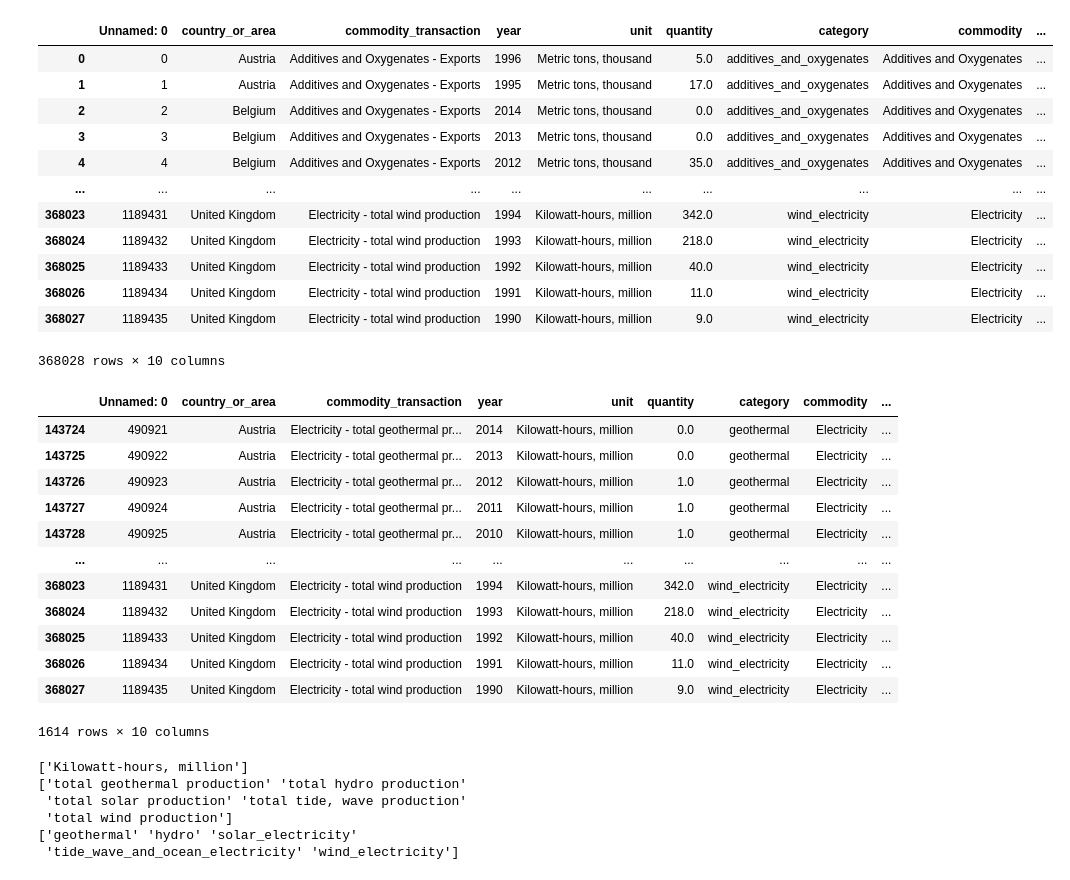
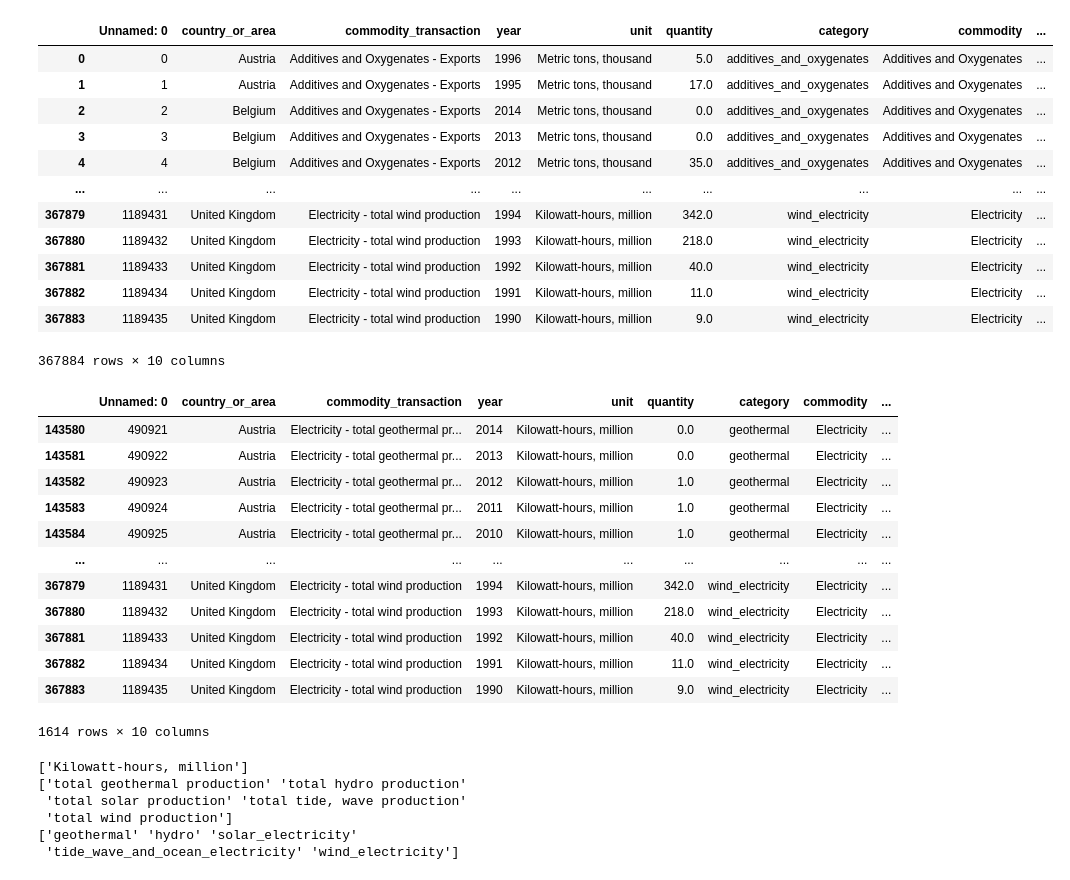
Before and after one commit to infoshareacademy/jdszr2-FrankensteinStranger, a Jupyter notebook: Projekt 2 - Python/Green_energy_analysis.ipynb, the cells around one changed output. Cells and saved outputs as stored; diff of their text form; code cells hidden in the pictures.

```diff
--- a/Projekt 2 - Python/Green_energy_analysis.ipynb
+++ b/Projekt 2 - Python/Green_energy_analysis.ipynb
@@ -6,38 +6,38 @@ import seaborn as sns
 import ipywidgets as widgets
 %matplotlib inline
 # %%
-df = pd.read_csv("energy_statistics_UE_v2.csv")
+df = pd.read_csv("energy_statistics_UE_v3.csv")
 df
 # %% [output]
 |  | Unnamed: 0 | country_or_area | commodity_transaction | year | unit | quantity | category | commodity | ... |
 | 0 | 0 | Austria | Additives and Oxygenates - Exports | 1996 | Metric tons, thousand | 5.0 | additives_and_oxygenates | Additives and Oxygenates | ... |
 | 1 | 1 | Austria | Additives and Oxygenates - Exports | 1995 | Metric tons, thousand | 17.0 | additives_and_oxygenates | Additives and Oxygenates | ... |
 | 2 | 2 | Belgium | Additives and Oxygenates - Exports | 2014 | Metric tons, thousand | 0.0 | additives_and_oxygenates | Additives and Oxygenates | ... |
 | 3 | 3 | Belgium | Additives and Oxygenates - Exports | 2013 | Metric tons, thousand | 0.0 | additives_and_oxygenates | Additives and Oxygenates | ... |
 | 4 | 4 | Belgium | Additives and Oxygenates - Exports | 2012 | Metric tons, thousand | 35.0 | additives_and_oxygenates | Additives and Oxygenates | ... |
 | ... | ... | ... | ... | ... | ... | ... | ... | ... | ... |
-| 368023 | 1189431 | United Kingdom | Electricity - total wind production | 1994 | Kilowatt-hours, million | 342.0 | wind_electricity | Electricity | ... |
-| 368024 | 1189432 | United Kingdom | Electricity - total wind production | 1993 | Kilowatt-hours, million | 218.0 | wind_electricity | Electricity | ... |
-| 368025 | 1189433 | United Kingdom | Electricity - total wind production | 1992 | Kilowatt-hours, million | 40.0 | wind_electricity | Electricity | ... |
-| 368026 | 1189434 | United Kingdom | Electricity - total wind production | 1991 | Kilowatt-hours, million | 11.0 | wind_electricity | Electricity | ... |
-| 368027 | 1189435 | United Kingdom | Electricity - total wind production | 1990 | Kilowatt-hours, million | 9.0 | wind_electricity | Electricity | ... |
+| 367879 | 1189431 | United Kingdom | Electricity - total wind production | 1994 | Kilowatt-hours, million | 342.0 | wind_electricity | Electricity | ... |
+| 367880 | 1189432 | United Kingdom | Electricity - total wind production | 1993 | Kilowatt-hours, million | 218.0 | wind_electricity | Electricity | ... |
+| 367881 | 1189433 | United Kingdom | Electricity - total wind production | 1992 | Kilowatt-hours, million | 40.0 | wind_electricity | Electricity | ... |
+| 367882 | 1189434 | United Kingdom | Electricity - total wind production | 1991 | Kilowatt-hours, million | 11.0 | wind_electricity | Electricity | ... |
+| 367883 | 1189435 | United Kingdom | Electricity - total wind production | 1990 | Kilowatt-hours, million | 9.0 | wind_electricity | Electricity | ... |
-368028 rows × 10 columns
+367884 rows × 10 columns
 # %%
 green = df[df["wide_category"] == "Green"]
 green
 # %% [output]
 |  | Unnamed: 0 | country_or_area | commodity_transaction | year | unit | quantity | category | commodity | ... |
-| 143724 | 490921 | Austria | Electricity - total geothermal pr... | 2014 | Kilowatt-hours, million | 0.0 | geothermal | Electricity | ... |
-| 143725 | 490922 | Austria | Electricity - total geothermal pr... | 2013 | Kilowatt-hours, million | 0.0 | geothermal | Electricity | ... |
-| 143726 | 490923 | Austria | Electricity - total geothermal pr... | 2012 | Kilowatt-hours, million | 1.0 | geothermal | Electricity | ... |
-| 143727 | 490924 | Austria | Electricity - total geothermal pr... | 2011 | Kilowatt-hours, million | 1.0 | geothermal | Electricity | ... |
-| 143728 | 490925 | Austria | Electricity - total geothermal pr... | 2010 | Kilowatt-hours, million | 1.0 | geothermal | Electricity | ... |
+| 143580 | 490921 | Austria | Electricity - total geothermal pr... | 2014 | Kilowatt-hours, million | 0.0 | geothermal | Electricity | ... |
+| 143581 | 490922 | Austria | Electricity - total geothermal pr... | 2013 | Kilowatt-hours, million | 0.0 | geothermal | Electricity | ... |
+| 143582 | 490923 | Austria | Electricity - total geothermal pr... | 2012 | Kilowatt-hours, million | 1.0 | geothermal | Electricity | ... |
+| 143583 | 490924 | Austria | Electricity - total geothermal pr... | 2011 | Kilowatt-hours, million | 1.0 | geothermal | Electricity | ... |
+| 143584 | 490925 | Austria | Electricity - total geothermal pr... | 2010 | Kilowatt-hours, million | 1.0 | geothermal | Electricity | ... |
 | ... | ... | ... | ... | ... | ... | ... | ... | ... | ... |
-| 368023 | 1189431 | United Kingdom | Electricity - total wind production | 1994 | Kilowatt-hours, million | 342.0 | wind_electricity | Electricity | ... |
-| 368024 | 1189432 | United Kingdom | Electricity - total wind production | 1993 | Kilowatt-hours, million | 218.0 | wind_electricity | Electricity | ... |
-| 368025 | 1189433 | United Kingdom | Electricity - total wind production | 1992 | Kilowatt-hours, million | 40.0 | wind_electricity | Electricity | ... |
-| 368026 | 1189434 | United Kingdom | Electricity - total wind production | 1991 | Kilowatt-hours, million | 11.0 | wind_electricity | Electricity | ... |
-| 368027 | 1189435 | United Kingdom | Electricity - total wind production | 1990 | Kilowatt-hours, million | 9.0 | wind_electricity | Electricity | ... |
+| 367879 | 1189431 | United Kingdom | Electricity - total wind production | 1994 | Kilowatt-hours, million | 342.0 | wind_electricity | Electricity | ... |
+| 367880 | 1189432 | United Kingdom | Electricity - total wind production | 1993 | Kilowatt-hours, million | 218.0 | wind_electricity | Electricity | ... |
+| 367881 | 1189433 | United Kingdom | Electricity - total wind production | 1992 | Kilowatt-hours, million | 40.0 | wind_electricity | Electricity | ... |
+| 367882 | 1189434 | United Kingdom | Electricity - total wind production | 1991 | Kilowatt-hours, million | 11.0 | wind_electricity | Electricity | ... |
+| 367883 | 1189435 | United Kingdom | Electricity - total wind production | 1990 | Kilowatt-hours, million | 9.0 | wind_electricity | Electricity | ... |
 1614 rows × 10 columns
 # %%
 #wszystkie kategorie/transakcje są w tych samych jednostkach
```
Also changed, not shown: parts of 3 cells of this notebook.
